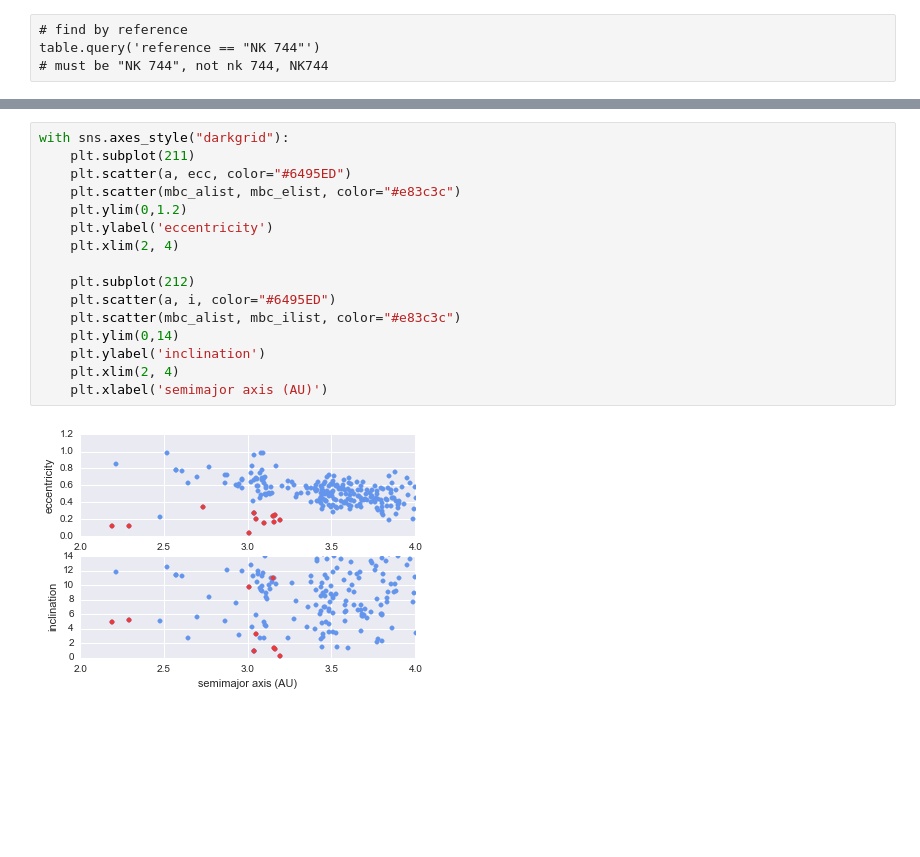
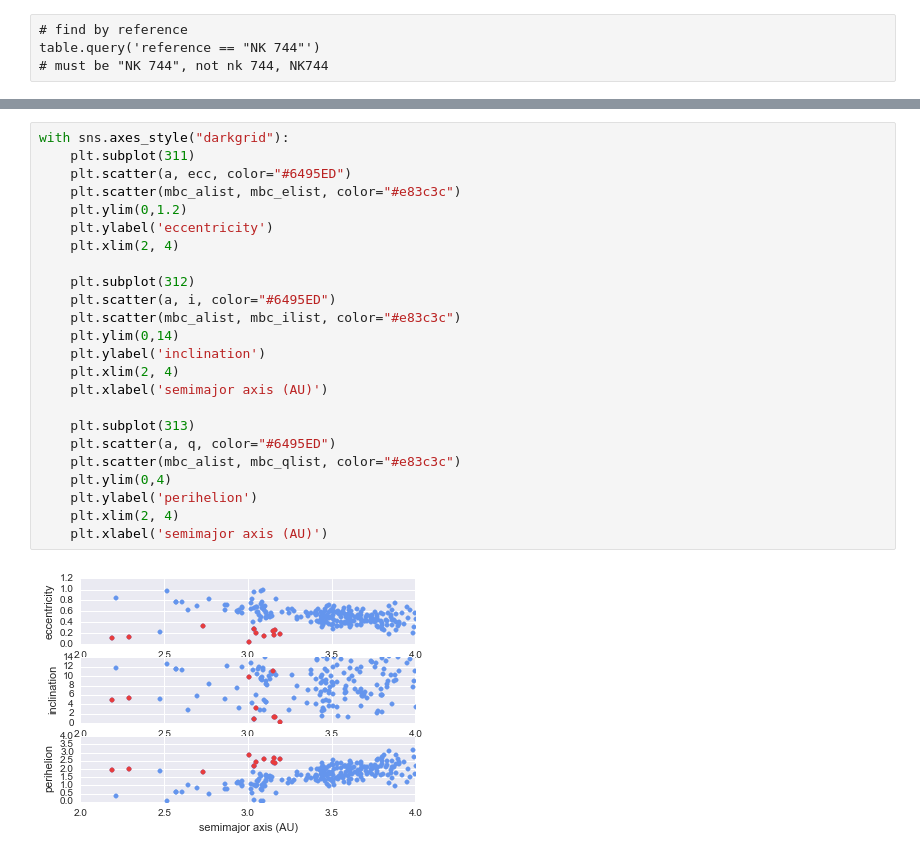
Before and after one commit to k-a-webb/astroquery, a Jupyter notebook: astroquery/mpc/example_plots/Data_findMBC.ipynb, the cells around one changed output, grey strips where cells are left out. Cells and saved outputs as stored; diff of their text form; blank space fills up the shorter version.

```diff
--- a/astroquery/mpc/example_plots/Data_findMBC.ipynb
+++ b/astroquery/mpc/example_plots/Data_findMBC.ipynb
@@ -160,18 +192,26 @@ pg.add_legend(title='perihelion (AU)')
 # %%
 with sns.axes_style("darkgrid"):
-    plt.subplot(211)
+    plt.subplot(311)
     plt.scatter(a, ecc, color="#6495ED")
     plt.scatter(mbc_alist, mbc_elist, color="#e83c3c")
     plt.ylim(0,1.2)
     plt.ylabel('eccentricity')
     plt.xlim(2, 4)
 
-    plt.subplot(212)
+    plt.subplot(312)
     plt.scatter(a, i, color="#6495ED")
     plt.scatter(mbc_alist, mbc_ilist, color="#e83c3c")
     plt.ylim(0,14)
     plt.ylabel('inclination')
     plt.xlim(2, 4)
     plt.xlabel('semimajor axis (AU)')
+
+    plt.subplot(313)
+    plt.scatter(a, q, color="#6495ED")
+    plt.scatter(mbc_alist, mbc_qlist, color="#e83c3c")
+    plt.ylim(0,4)
+    plt.ylabel('perihelion')
+    plt.xlim(2, 4)
+    plt.xlabel('semimajor axis (AU)')
 # %% [output]
-[figure, old version]
+[figure, new version]
```
Also changed, not shown: parts of 14 cells of this notebook.
